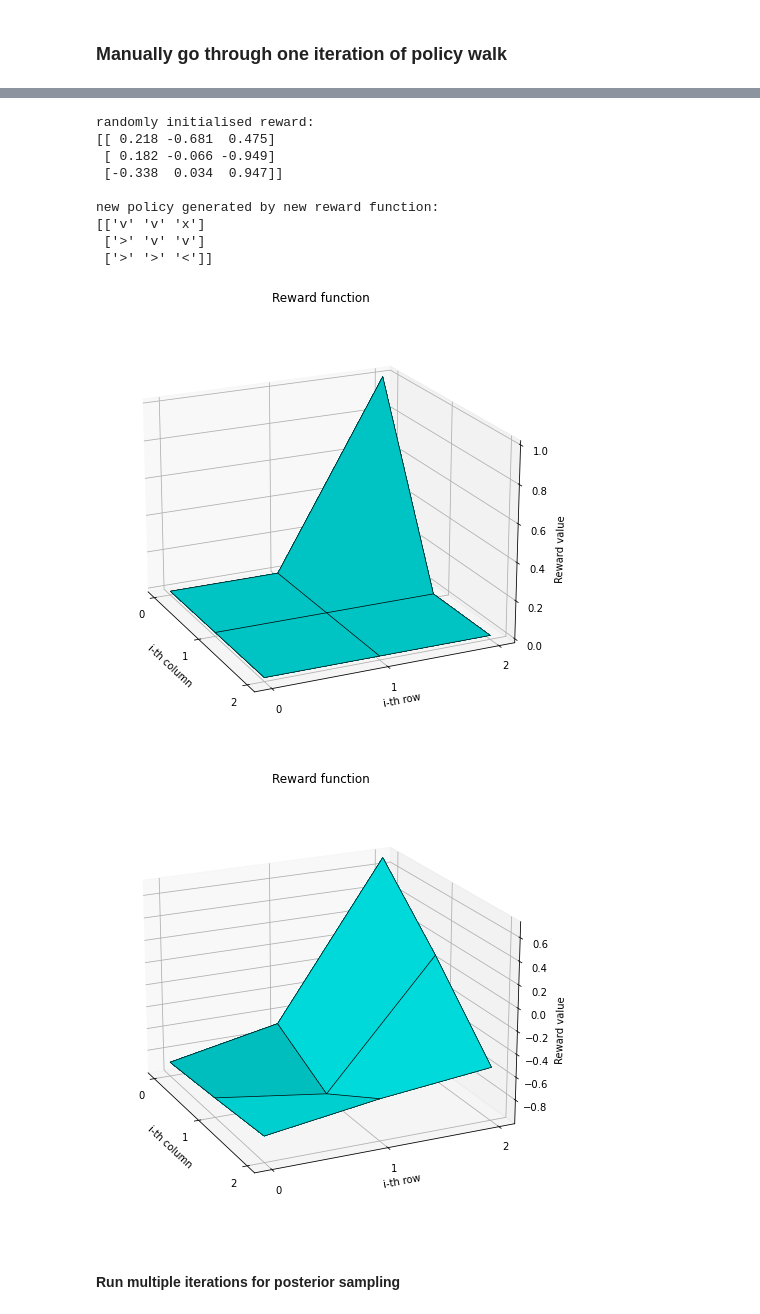
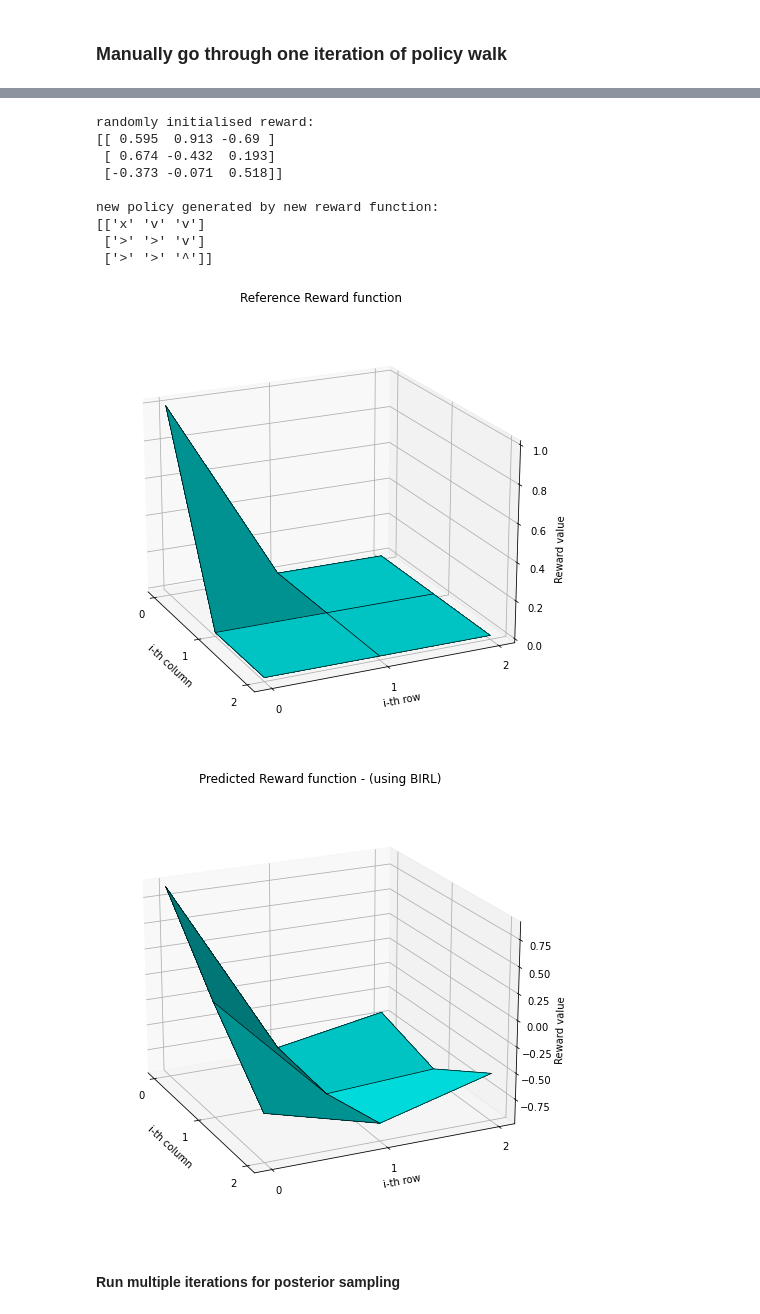
Before and after one commit to NiklasAndMaxRL/IRL_project, a Jupyter notebook: Presentation.ipynb, the cells around one changed output, grey strips where cells are left out. Saved outputs shown, nothing was run; the diff lists cells and outputs as text; code cells hidden in the pictures.

```diff
--- a/Presentation.ipynb
+++ b/Presentation.ipynb
@@ -560,11 +577,11 @@ actions_to_str_map = {(1, 0): "v", (0, 1): ">", (-1, 0): "^", (0, -1): "<", None
 
 GAMMA = 0.95
 VALUE_ITERATION_TRAINING_N = 100
-IRL_TRAINING_N = 50
+IRL_TRAINING_N = 10
 
 GW_SIZE = (3, 3)
 GW_TRAPS = []
-GW_GOALS = [(0, 2)]
+GW_GOALS = [(0, 0)]
 
 NUMBER_OF_STATES = GW_SIZE[0] * GW_SIZE[1]
 
@@ -978,7 +1002,7 @@ VALUE_ITERATION_TRAINING_N = 1000
 
 GW_SIZE = (3, 3)
 GW_TRAPS = []
-GW_GOALS = [(0, 2)]
+GW_GOALS = [(0, 0)]
 
 NUMBER_OF_STATES = GW_SIZE[0] * GW_SIZE[1]
 
@@ -1054,14 +1078,14 @@ print("new policy generated by new reward function: ")
 print(get_display_policy(policy = policy_0, actions_to_str_map=actions_to_str_map, size=GW_SIZE, terminal_states=GW_GOALS))
 # %% [output]
 randomly initialised reward:
-[[ 0.218 -0.681  0.475]
- [ 0.182 -0.066 -0.949]
- [-0.338  0.034  0.947]]
+[[ 0.595  0.913 -0.69 ]
+ [ 0.674 -0.432  0.193]
+ [-0.373 -0.071  0.518]]
 
 new policy generated by new reward function:
-[['v' 'v' 'x']
- ['>' 'v' 'v']
- ['>' '>' '<']]
+[['x' 'v' 'v']
+ ['>' '>' 'v']
+ ['>' '>' '^']]
 # %%
 observations=trajectories
 gw_env=environment
@@ -1105,13 +1129,13 @@ for i in tqdm(range(BIRL_POLICYWALK_N_STEPS)):
     if (i > BIRL_POLICYWALK_SAMPLES_BURN_IN) and (BIRL_POLICYWALK_SAMPLES_N_OUT != 0) and ((i - BIRL_POLICYWALK_SAMPLES_BURN_IN) % BIRL_POLICYWALK_SAMPLES_N_OUT == 0):
         posterior_samples.append(reward_0)
 # %%
-plot_reward_3d(reward_func_ref, show = True)
+plot_reward_3d(reward_func_ref, show = True, title = "Reference Reward function")
 # %% [output]
-[figure, old version]
+[figure, new version]
 # %%
-plot_reward_3d(np.mean(posterior_samples, axis=0), show = True)
+plot_reward_3d(np.mean(posterior_samples, axis=0), show = True, title = "Predicted Reward function - (using BIRL)")
 # %% [output]
-[figure, old version]
+[figure, new version]
 # %% [markdown]
 #### Run multiple iterations for posterior sampling
 # %%
```
Also changed, not shown: parts of 36 cells of this notebook.
